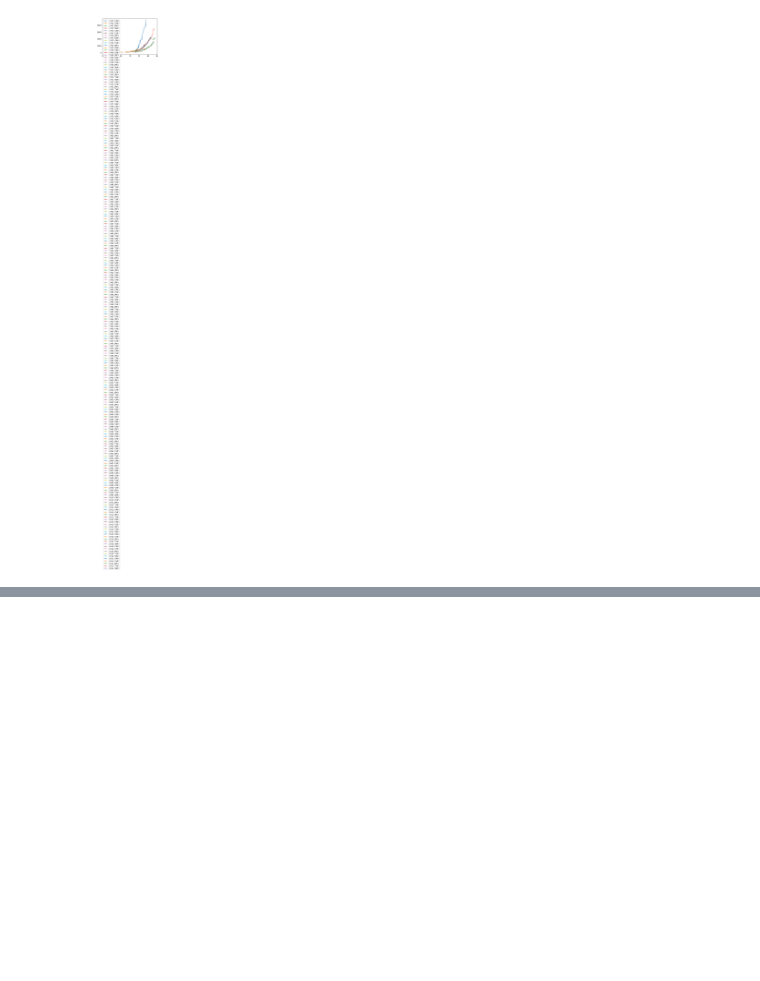
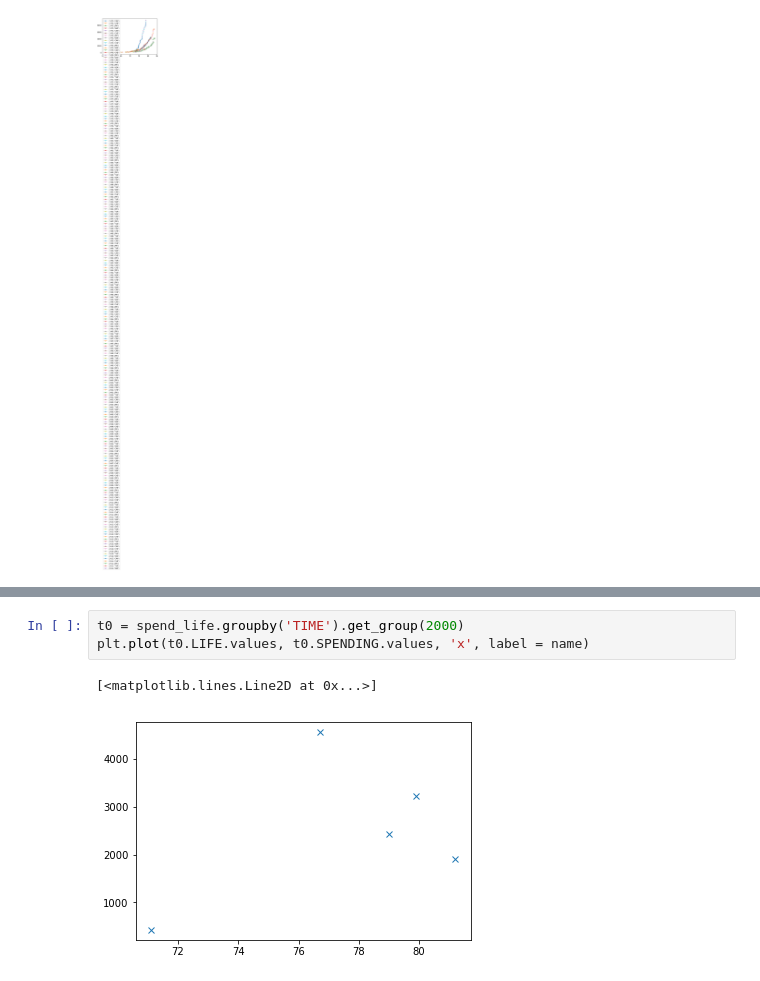
Before and after one commit to sly-username/healthcare_analysis_project, a Jupyter notebook: health_spending.ipynb, the cells around one changed output, grey strips where cells are left out. Drawn from its saved outputs; the diff is of its cells as text; blank space fills up the shorter version.

```diff
--- a/health_spending.ipynb
+++ b/health_spending.ipynb
@@ -77,0 +88,6 @@ plt.legend()
+# %%
+t0 = spend_life.groupby('TIME').get_group(2000)
+plt.plot(t0.LIFE.values, t0.SPENDING.values, 'x', label = name)
+# %% [output]
+[<matplotlib.lines.Line2D at 0x...>]
+[figure, added]
```
Also changed, not shown: parts of 3 cells of this notebook.
